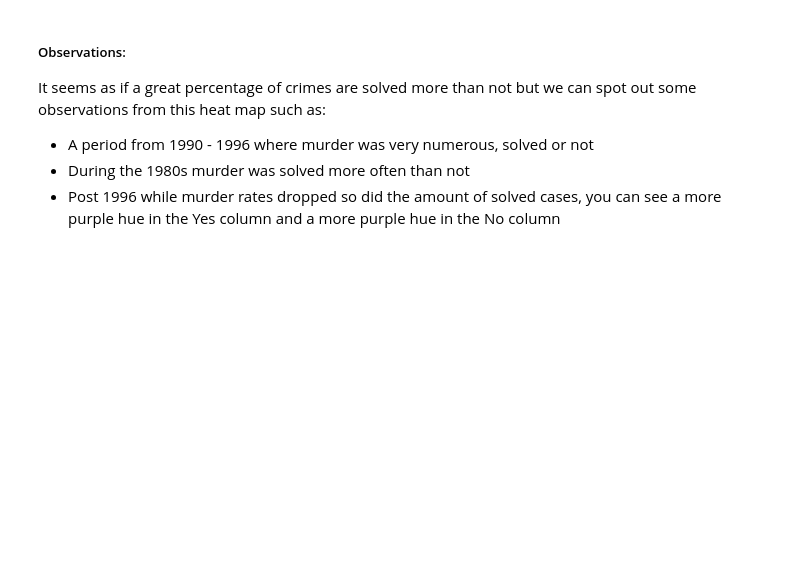
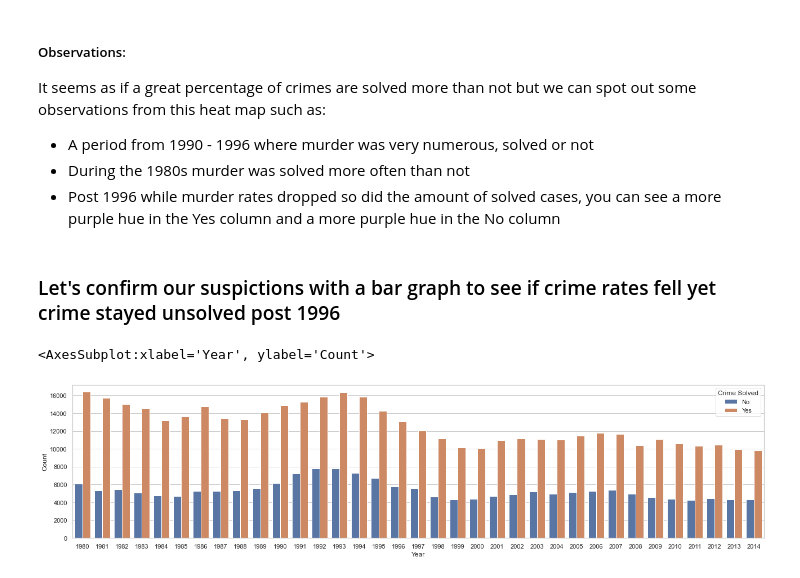
Before and after one commit to ubco-W2020WT1-data301/course-project-group_6005, a Jupyter notebook: analysis/submitted/Milestone 2.ipynb, the cells around one changed output. Cells and saved outputs as stored; diff of their text form; code cells hidden in the pictures; blank space fills up the shorter version.

```diff
--- a/analysis/submitted/Milestone 2.ipynb
+++ b/analysis/submitted/Milestone 2.ipynb
@@ -124,3 +124,12 @@ It seems as if a great percentage of crimes are solved more than not but we can
 - A period from 1990 - 1996 where murder was very numerous, solved or not
 - During the 1980s murder was solved more often than not
 - Post 1996 while murder rates dropped so did the amount of solved cases, you can see a more purple hue in the Yes column and a more purple hue in the No column
+# %% [markdown]
+### Let's confirm our suspictions with a bar graph to see if crime rates fell yet crime stayed unsolved post 1996
+# %%
+fig_dims = (22, 5)
+fig, ax = plt.subplots(figsize=fig_dims)
+sns.barplot(data=dfYear,y='Count',x='Year', hue = 'Crime Solved', ax=ax)
+# %% [output]
+<AxesSubplot:xlabel='Year', ylabel='Count'>
+[figure, added]
```
Also changed, not shown: parts of 1 cell of this notebook.
